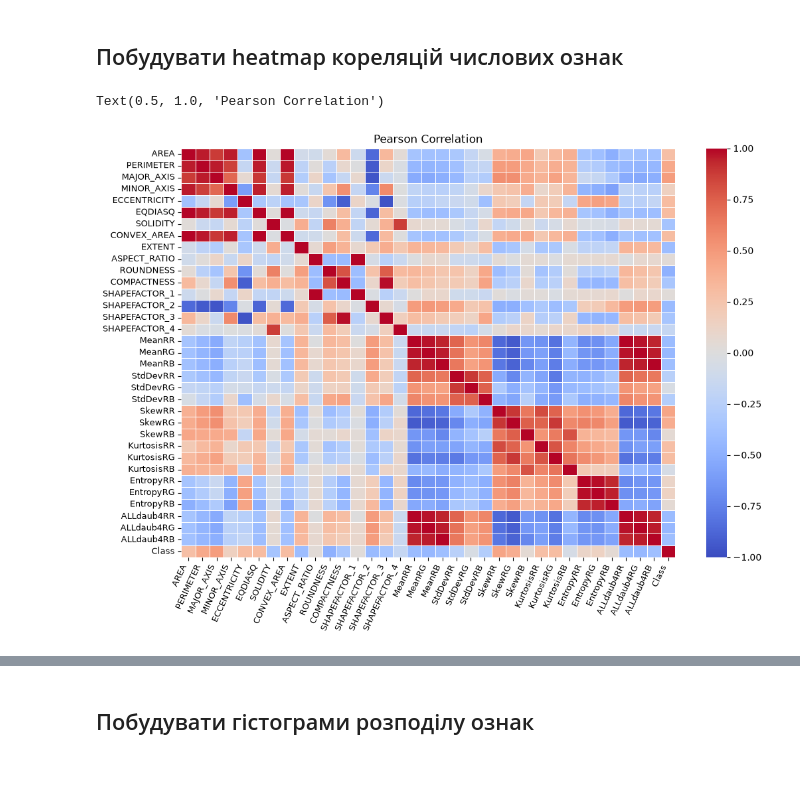
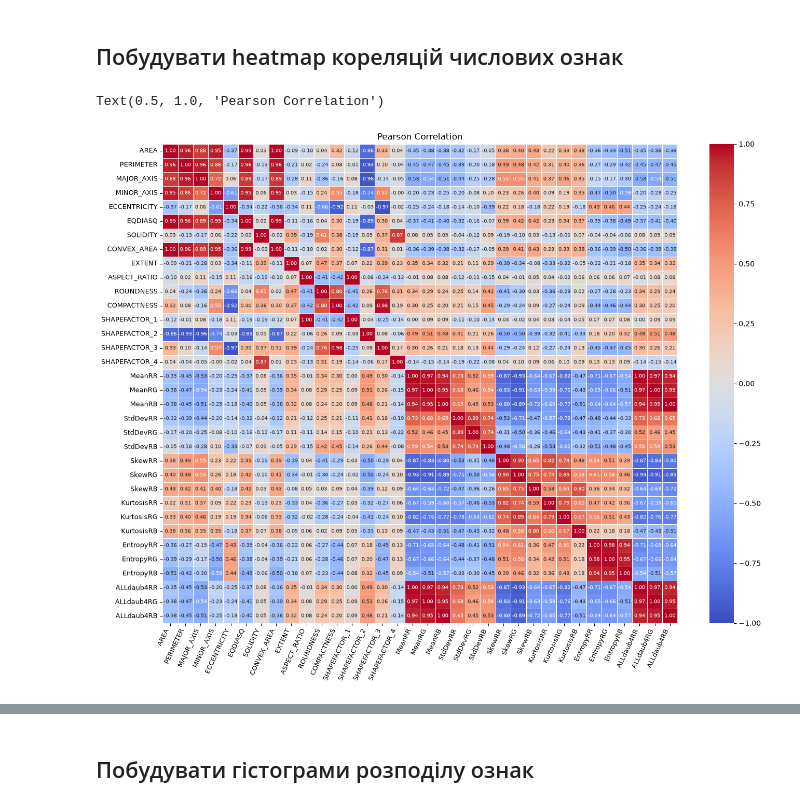
Before and after one commit to KPI-FTI-MMDA-Klymentiev/IntelligentDataAnalysis, a Jupyter notebook: labs/lab1/lab1.ipynb, the cells around one changed output, grey strips where cells are left out. Drawn from its saved outputs; the diff is of its cells as text; code cells hidden in the pictures; blank space fills up the shorter version.

```diff
--- a/labs/lab1/lab1.ipynb
+++ b/labs/lab1/lab1.ipynb
@@ -140,25 +143,25 @@ print(target.unique().tolist(), np.unique(target_encoded))
 # %% [markdown]
 ## Побудувати heatmap кореляцій числових ознак
 # %%
-plt.figure(figsize=(12, 8))
+plt.figure(figsize=(16, 12))
 
-corr_df = features.copy()
-corr_df[target_name] = target_encoded
+corr_matrix = features.corr()
 
-corr_matrix = corr_df.corr()
-# corr_matrix = (features + target_encoded).corr()
 sns.heatmap(
     corr_matrix,
-    cmap='coolwarm',
+    cmap="coolwarm",
     vmin=-1,
     vmax=1,
     linewidths=0.5,
+    annot=True,
+    fmt=".2f",
+    annot_kws={"size": 7},
     xticklabels=True,
     yticklabels=True
 )
-plt.xticks(rotation=65, ha='right', fontsize=9)
+plt.xticks(rotation=65, ha="right", fontsize=9)
 plt.yticks(rotation=0, fontsize=9)
-plt.title('Pearson Correlation')
+plt.title("Pearson Correlation")
 # %% [output]
 Text(0.5, 1.0, 'Pearson Correlation')
-[figure, old version]
+[figure, new version]
```
Also changed, not shown: parts of 22 cells of this notebook.
